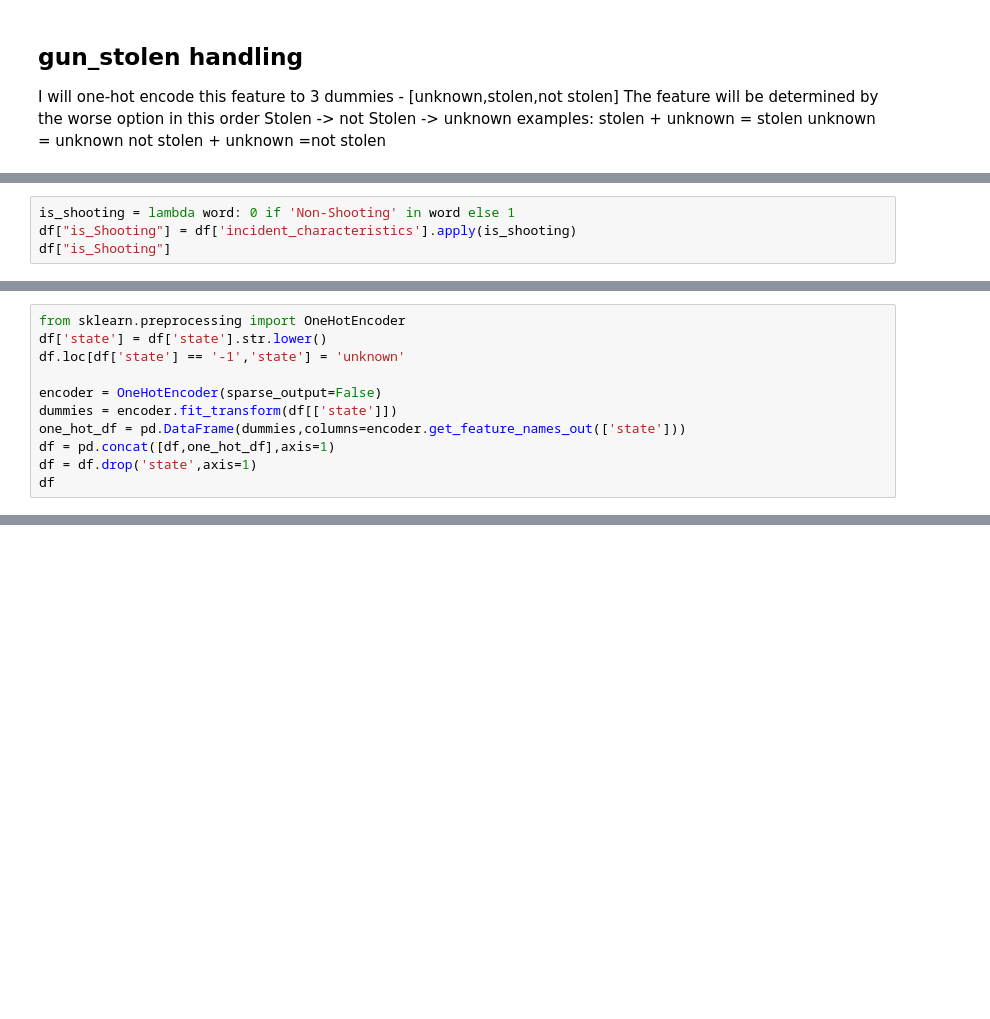
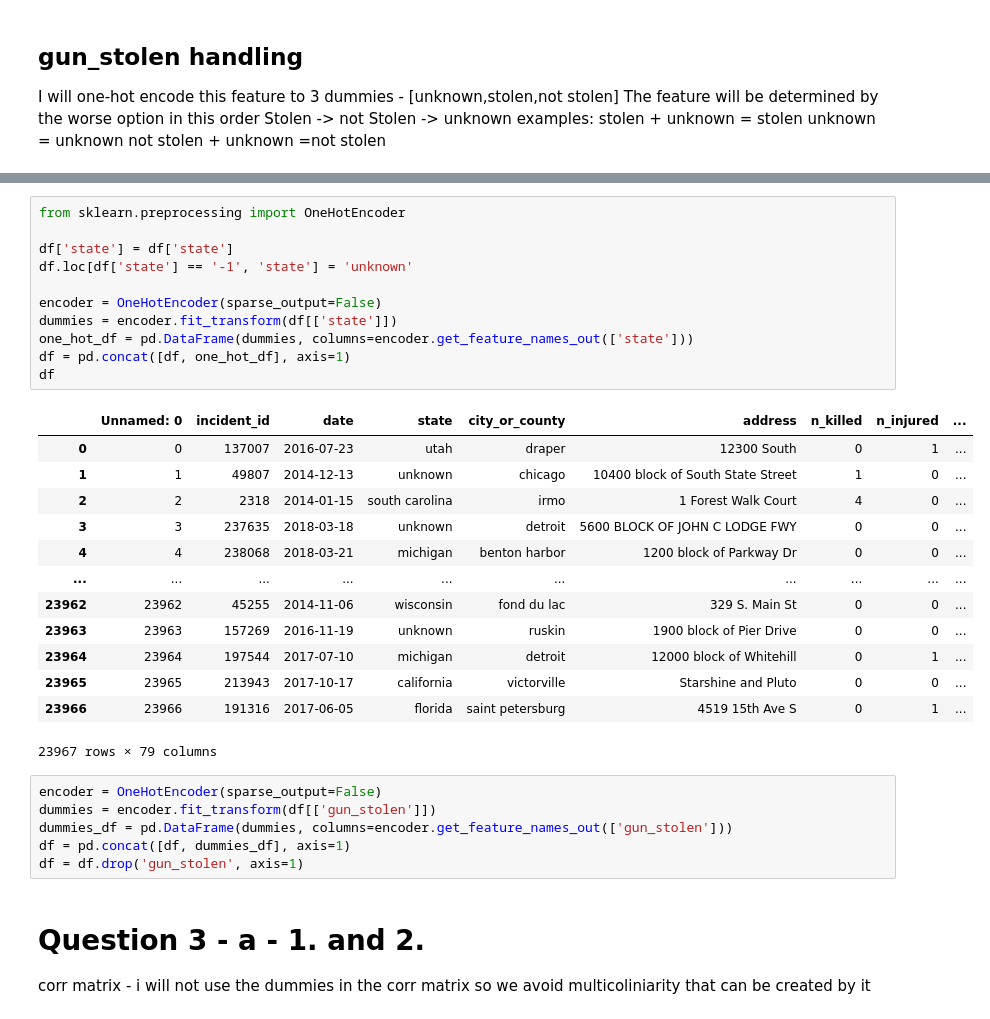
Before and after one commit to benmoyal1/data_science_lab, a Jupyter notebook: week1/lab_week_one.ipynb, the cells around one changed output, grey strips where cells are left out. Saved outputs shown, nothing was run; the diff lists cells and outputs as text; blank space fills up the shorter version.

```diff
--- a/week1/lab_week_one.ipynb
+++ b/week1/lab_week_one.ipynb
@@ -191,4 +258,0 @@ array(['Non-Shooting Incident||Criminal act with stolen gun||Possession (gun(s)
-# %%
-is_shooting = lambda word: 0 if 'Non-Shooting' in word else 1
-df["is_Shooting"] = df['incident_characteristics'].apply(is_shooting)
-df["is_Shooting"]
@@ -392,11 +258,0 @@ while in incident_characteristics i already separated to shooting and not shooti
-# %%
-from sklearn.preprocessing import OneHotEncoder
-df['state'] = df['state'].str.lower()
-df.loc[df['state'] == '-1','state'] = 'unknown'
-
-encoder = OneHotEncoder(sparse_output=False)
-dummies = encoder.fit_transform(df[['state']])
-one_hot_df = pd.DataFrame(dummies,columns=encoder.get_feature_names_out(['state']))
-df = pd.concat([df,one_hot_df],axis=1)
-df = df.drop('state',axis=1)
-df
@@ -451,0 +276,34 @@ we can tell that there is some correlation between congressional_district and  l
+# %%
+from sklearn.preprocessing import OneHotEncoder
+
+df['state'] = df['state']
+df.loc[df['state'] == '-1', 'state'] = 'unknown'
+
+encoder = OneHotEncoder(sparse_output=False)
+dummies = encoder.fit_transform(df[['state']])
+one_hot_df = pd.DataFrame(dummies, columns=encoder.get_feature_names_out(['state']))
+df = pd.concat([df, one_hot_df], axis=1)
+df
+# %% [output]
+|  | Unnamed: 0 | incident_id | date | state | city_or_county | address | n_killed | n_injured | ... |
+| 0 | 0 | 137007 | 2016-07-23 | utah | draper | 12300 South | 0 | 1 | ... |
+| 1 | 1 | 49807 | 2014-12-13 | unknown | chicago | 10400 block of South State Street | 1 | 0 | ... |
+| 2 | 2 | 2318 | 2014-01-15 | south carolina | irmo | 1 Forest Walk Court | 4 | 0 | ... |
+| 3 | 3 | 237635 | 2018-03-18 | unknown | detroit | 5600 BLOCK OF JOHN C LODGE FWY | 0 | 0 | ... |
+| 4 | 4 | 238068 | 2018-03-21 | michigan | benton harbor | 1200 block of Parkway Dr | 0 | 0 | ... |
+| ... | ... | ... | ... | ... | ... | ... | ... | ... | ... |
+| 23962 | 23962 | 45255 | 2014-11-06 | wisconsin | fond du lac | 329 S. Main St | 0 | 0 | ... |
+| 23963 | 23963 | 157269 | 2016-11-19 | unknown | ruskin | 1900 block of Pier Drive | 0 | 0 | ... |
+| 23964 | 23964 | 197544 | 2017-07-10 | michigan | detroit | 12000 block of Whitehill | 0 | 1 | ... |
+| 23965 | 23965 | 213943 | 2017-10-17 | california | victorville | Starshine and Pluto | 0 | 0 | ... |
+| 23966 | 23966 | 191316 | 2017-06-05 | florida | saint petersburg | 4519 15th Ave S | 0 | 1 | ... |
+23967 rows × 79 columns
+# %%
+encoder = OneHotEncoder(sparse_output=False)
+dummies = encoder.fit_transform(df[['gun_stolen']])
+dummies_df = pd.DataFrame(dummies, columns=encoder.get_feature_names_out(['gun_stolen']))
+df = pd.concat([df, dummies_df], axis=1)
+df = df.drop('gun_stolen', axis=1)
+# %% [markdown]
+# Question 3 - a -  1. and 2.
+corr matrix - i will not use the dummies in the corr matrix so we avoid multicoliniarity that can be created by it
```
Also changed, not shown: parts of 73 cells of this notebook, 4 other files.
